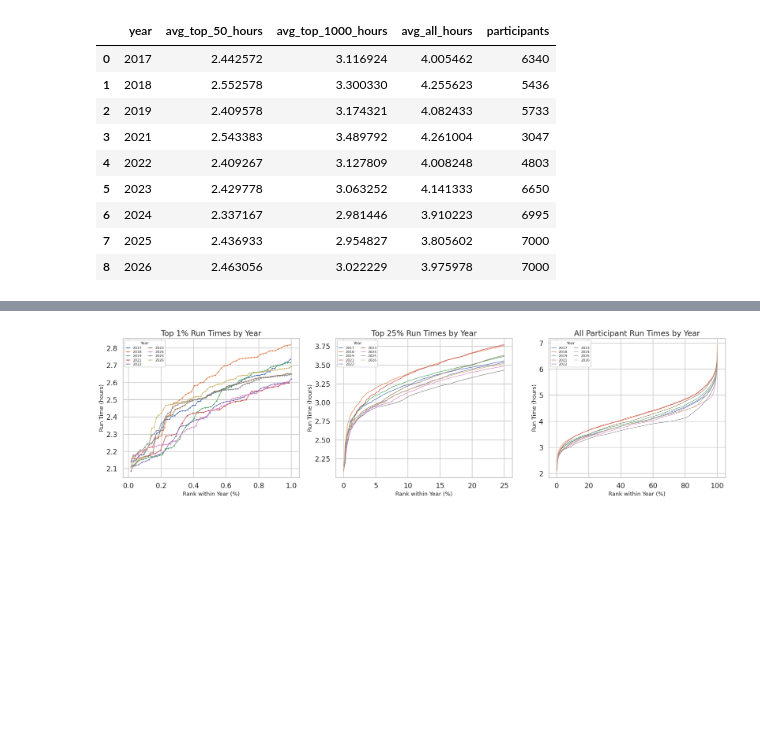
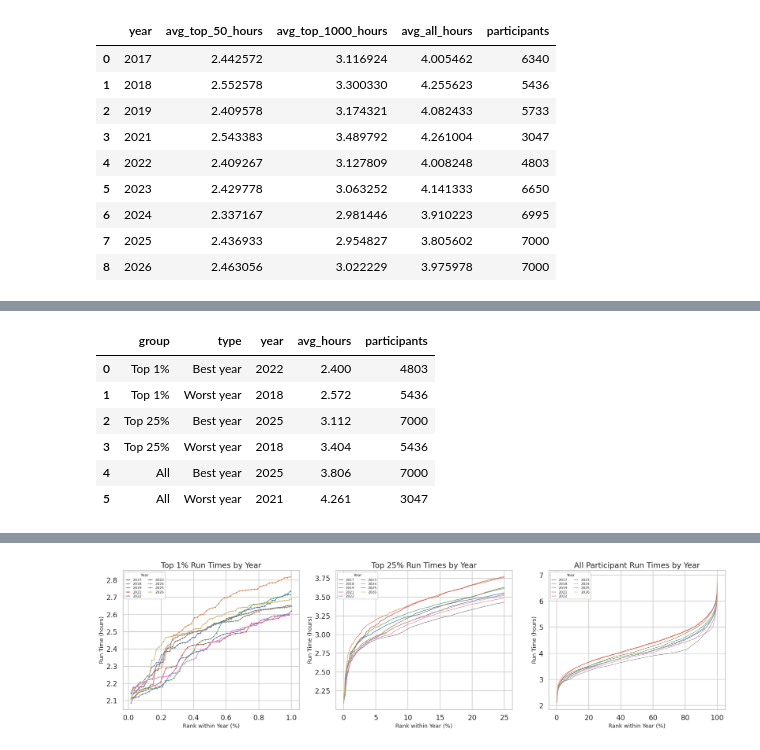
Before and after one commit to 4y1n/Bigdata_eng, a Jupyter notebook: visualizations_for_presentation.ipynb, the cells around one changed output, grey strips where cells are left out. Saved outputs shown, nothing was run; the diff lists cells and outputs as text; code cells hidden in the pictures; blank space fills up the shorter version.

```diff
--- a/visualizations_for_presentation.ipynb
+++ b/visualizations_for_presentation.ipynb
@@ -495,0 +619,54 @@ percentile_runtime_summary_df
+# %%
+summary_runtime_df = (
+    runtime_percentile_df.assign(
+        top_1_percent=runtime_percentile_df["rank_percent"] <= 1,
+        top_25_percent=runtime_percentile_df["rank_percent"] <= 25,
+    )
+    .groupby("year")
+    .agg(
+        top_1_percent_avg_hours=("run_hours", lambda values: values[runtime_percentile_df.loc[values.index, "rank_percent"] <= 1].mean()),
+        top_25_percent_avg_hours=("run_hours", lambda values: values[runtime_percentile_df.loc[values.index, "rank_percent"] <= 25].mean()),
+        all_participants_avg_hours=("run_hours", "mean"),
+        participants=("run_hours", "size"),
+    )
+    .reset_index()
+)
+
+summary_specs = [
+    ("Top 1%", "top_1_percent_avg_hours"),
+    ("Top 25%", "top_25_percent_avg_hours"),
+    ("All", "all_participants_avg_hours"),
+]
+
+summary_rows = []
+for group, metric in summary_specs:
+    best_row = summary_runtime_df.loc[summary_runtime_df[metric].idxmin()]
+    worst_row = summary_runtime_df.loc[summary_runtime_df[metric].idxmax()]
+
+    summary_rows.extend([
+        {
+            "group": group,
+            "type": "Best year",
+            "year": int(best_row["year"]),
+            "avg_hours": round(best_row[metric], 3),
+            "participants": int(best_row["participants"]),
+        },
+        {
+            "group": group,
+            "type": "Worst year",
+            "year": int(worst_row["year"]),
+            "avg_hours": round(worst_row[metric], 3),
+            "participants": int(worst_row["participants"]),
+        },
+    ])
+
+runtime_best_worst_years_df = pd.DataFrame(summary_rows)
+runtime_best_worst_years_df
+# %% [output]
+|  | group | type | year | avg_hours | participants |
+| 0 | Top 1% | Best year | 2022 | 2.400 | 4803 |
+| 1 | Top 1% | Worst year | 2018 | 2.572 | 5436 |
+| 2 | Top 25% | Best year | 2025 | 3.112 | 7000 |
+| 3 | Top 25% | Worst year | 2018 | 3.404 | 5436 |
+| 4 | All | Best year | 2025 | 3.806 | 7000 |
+| 5 | All | Worst year | 2021 | 4.261 | 3047 |
```
Also changed, not shown: parts of 4 cells of this notebook, 1 other file.
